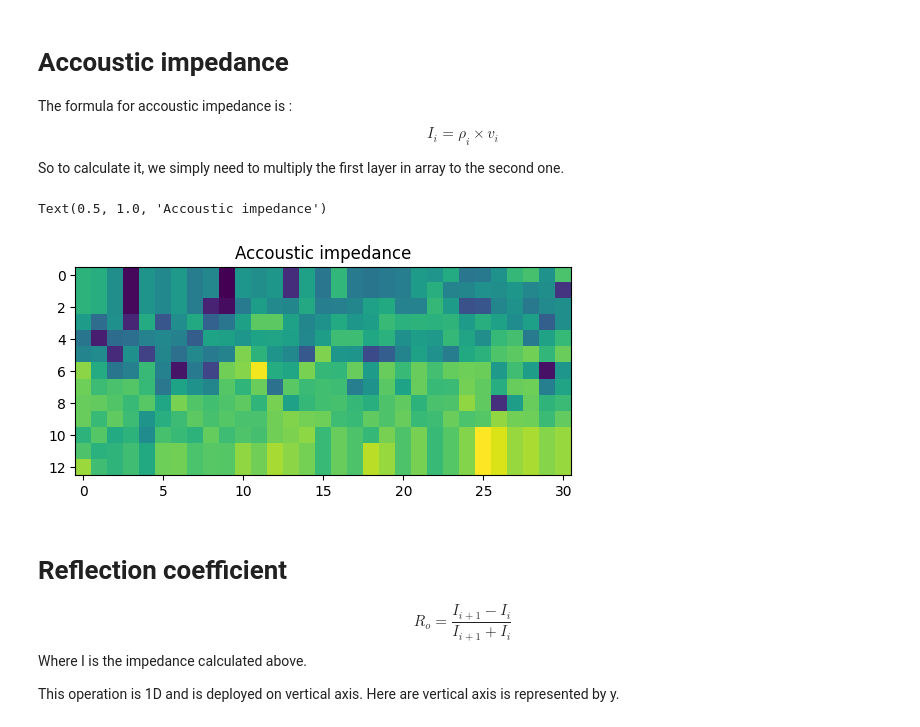
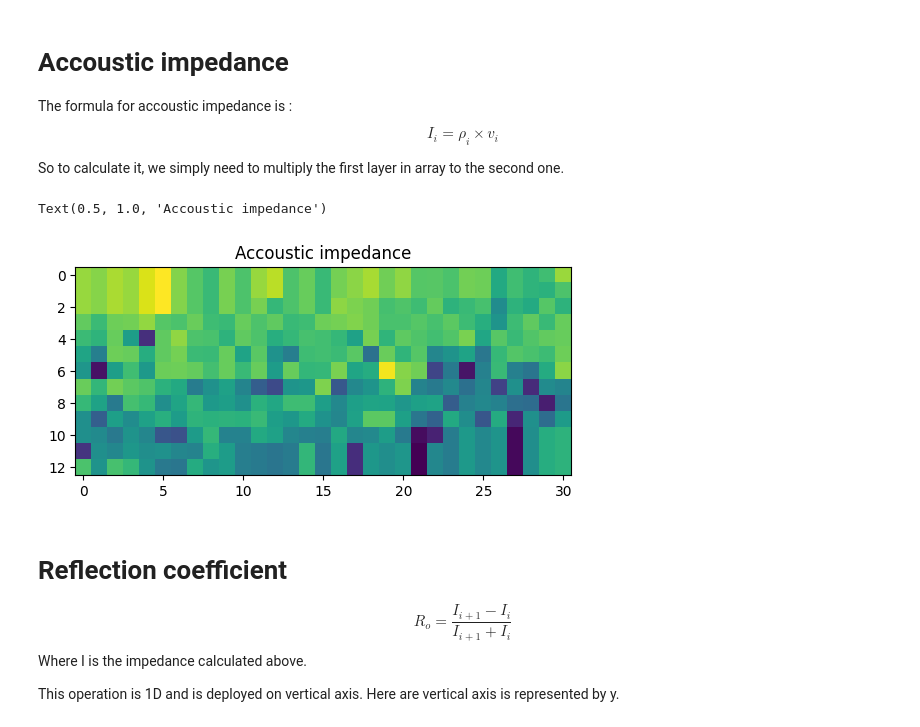
Before and after one commit to Dunckleosteus/seismic, a Jupyter notebook: seismic.ipynb, the cells around one changed output. Cells and saved outputs as stored; diff of their text form; code cells hidden in the pictures.

Commit message:
non functional impedance matrix

```diff
--- a/seismic.ipynb
+++ b/seismic.ipynb
@@ -80,11 +80,12 @@ $$I_i=\rho_i \times v_i$$
 
 So to calculate it, we simply need to multiply the first layer in array to the second one.
 # %%
-plt.imshow(array[0, :, :] * array[1, :, :])
+impedance_matrix = np.flip(array[0, :, :] * array[1, :, :])
+plt.imshow(impedance_matrix)
 plt.title("Accoustic impedance")
 # %% [output]
 Text(0.5, 1.0, 'Accoustic impedance')
-[figure, old version]
+[figure, new version]
 # %% [markdown]
 # Reflection coefficient
 $$R_o=\frac{I_{i+1}-I_i}{I_{i+1}+I_i}$$
```
Also changed, not shown: parts of 1 cell of this notebook.
